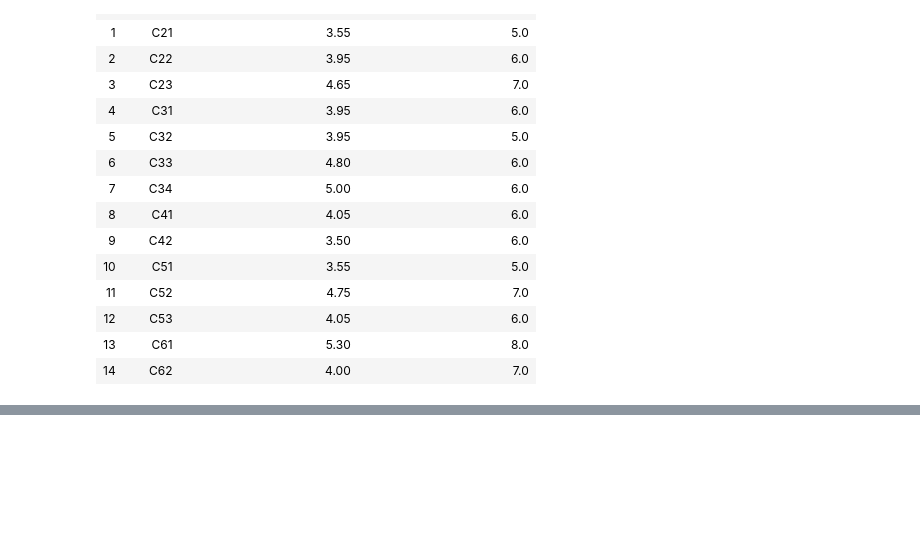
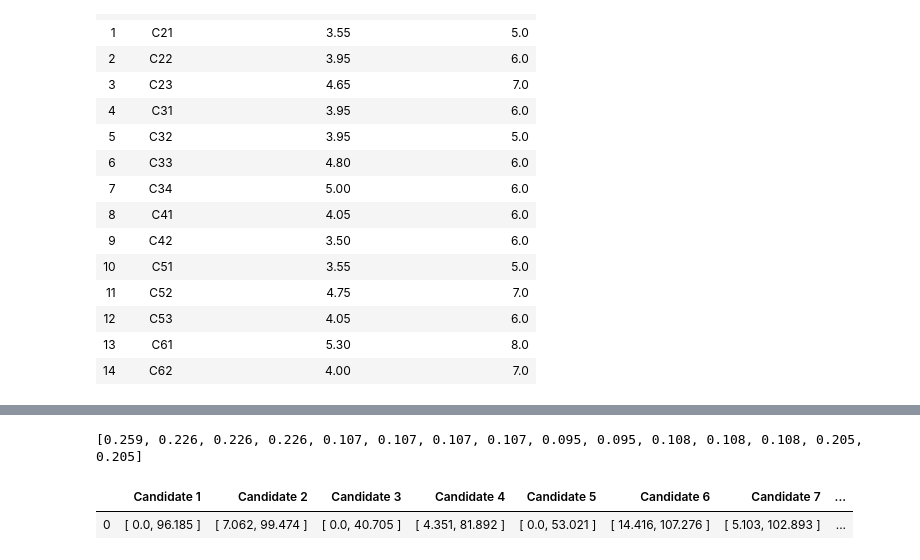
Before and after one commit to NatalijaGajic/grey_theory_mcdm, a Jupyter notebook: grey_edas.ipynb, the cells around one changed output, grey strips where cells are left out. Cells and saved outputs as stored; diff of their text form; code cells hidden in the pictures; blank space fills up the shorter version.

```diff
--- a/grey_edas.ipynb
+++ b/grey_edas.ipynb
@@ -220,3 +221,54 @@ nda_matrix_df
 | 7 | [ 0.0, 0.0 ] | [ 0.0, 17.1 ] | [ 0.0, 59.7 ] | [ 0.0, 58.25 ] | [ 0.0, 0.0 ] | [ 8.055, 44.75 ] | [ 0.0, 0.0 ] | [ 0.0, 44.0 ] | [ 0.0, 50.25 ] | [ 0.0, 47.5 ] | [ 9.405, 51.3 ] | ... |
 | 8 | [ 0.0, 0.0 ] | [ 0.0, 17.1 ] | [ 0.0, 39.8 ] | [ 0.0, 23.3 ] | [ 18.905, 99.5 ] | [ 0.0, 0.0 ] | [ 0.0, 43.2 ] | [ 0.0, 22.0 ] | [ 0.0, 0.0 ] | [ 0.0, 0.0 ] | [ 0.0, 34.2 ] | ... |
 | 9 | [ 40.32, 84.0 ] | [ 0.0, 34.2 ] | [ 0.0, 0.0 ] | [ 0.0, 23.3 ] | [ 58.705, 119.4 ] | [ 0.0, 8.95 ] | [ 0.0, 21.6 ] | [ 0.0, 22.0 ] | [ 0.0, 0.0 ] | [ 0.0, 0.0 ] | [ 0.0, 0.0 ] | ... |
+# %%
+# weights for criteria categories obtained through g-aph
+
+weights = [0.259, 0.226, 0.107, 0.095, 0.108, 0.205]
+criteria_weights_from_g_aph = [weights[0]]
+criteria_weights_from_g_aph.extend([weights[1] for i in range(3)]) # C21, C22, C23
+criteria_weights_from_g_aph.extend([weights[2] for i in range(4)]) # C31, C32, C33, C34
+criteria_weights_from_g_aph.extend([weights[3] for i in range(2)]) # C41, C42
+criteria_weights_from_g_aph.extend([weights[4] for i in range(3)]) # C51, C52, C53
+criteria_weights_from_g_aph.extend([weights[5] for i in range(2)]) # C61, C62
+print(criteria_weights_from_g_aph)
+# %% [output]
+[0.259, 0.226, 0.226, 0.226, 0.107, 0.107, 0.107, 0.107, 0.095, 0.095, 0.108, 0.108, 0.108, 0.205, 0.205]
+# %%
+def get_weighted_dist_from_avg_for_candidate(candidate):
+    pda_for_all_criteria = pda_matrix[candidate,:,:]
+    nda_for_all_criteria = nda_matrix[candidate,:,:]
+    weighted_pda = np.array([0., 0.])
+    weighted_nda = np.array([0., 0.])
+
+    for i in range(num_of_criteria):
+        criterion_pda = pda_for_all_criteria[i]
+        criterion_nda = nda_for_all_criteria[i]
+        criterion_weight = criteria_weights_from_g_aph[i]
+
+        weighted_pda += criterion_pda * criterion_weight
+        weighted_nda += criterion_nda * criterion_weight
+
+    return weighted_pda, weighted_nda
+# %%
+# weighted sum of the grey PDA and NDA
+
+weighted_pda_matrix = np.zeros((1, num_of_candidates, 2), dtype=float)
+weighted_nda_matrix = np.zeros((1, num_of_candidates, 2), dtype=float)
+
+for candidate in range(num_of_candidates):
+    weighted_pda, weighted_nda = get_weighted_dist_from_avg_for_candidate(candidate)
+    weighted_pda_matrix[0, candidate] = weighted_pda
+    weighted_nda_matrix[0, candidate] = weighted_nda
+
+weighted_pda_matrix = np.around(weighted_pda_matrix, 3)
+weighted_nda_matrix = np.around(weighted_nda_matrix, 3)
+# %%
+# weighted sum of the grey PDA
+
+weighted_pda_str = get_str_matrix_of_grey_nums(weighted_pda_matrix)
+weighted_pda_df = pd.DataFrame(weighted_pda_str, columns = ['Candidate '+str(i+1) for i in range(num_of_candidates)])
+weighted_pda_df
+# %% [output]
+|  | Candidate 1 | Candidate 2 | Candidate 3 | Candidate 4 | Candidate 5 | Candidate 6 | Candidate 7 | ... |
+| 0 | [ 0.0, 96.185 ] | [ 7.062, 99.474 ] | [ 0.0, 40.705 ] | [ 4.351, 81.892 ] | [ 0.0, 53.021 ] | [ 14.416, 107.276 ] | [ 5.103, 102.893 ] | ... |
```
Also changed, not shown: parts of 10 cells of this notebook.
